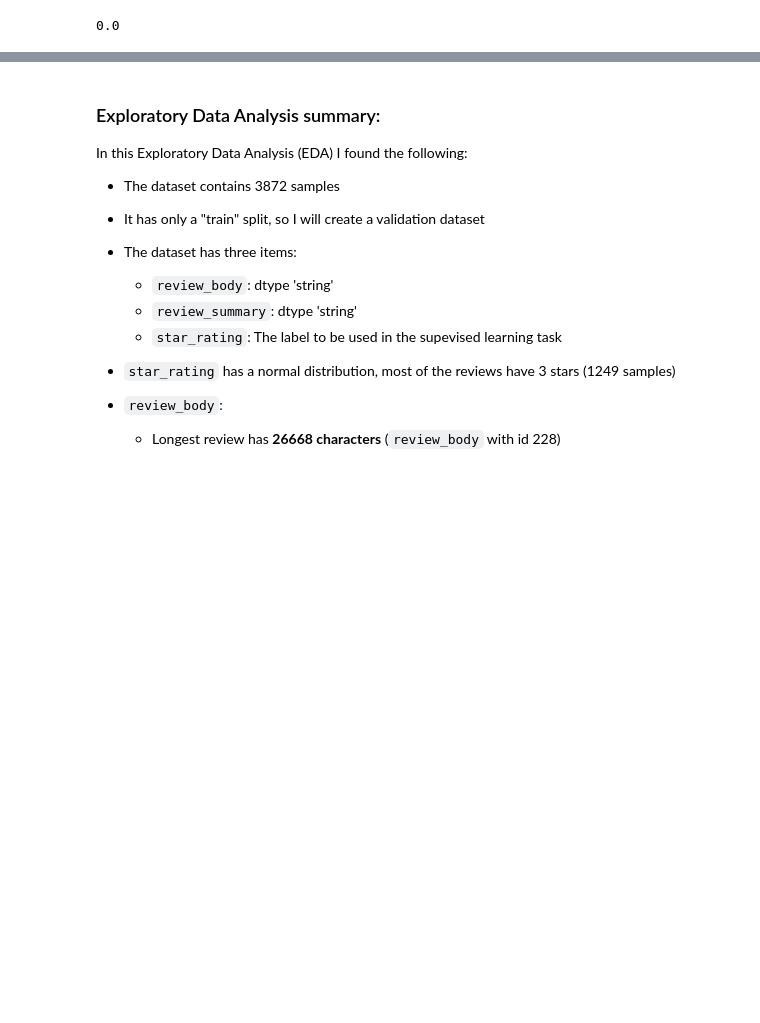
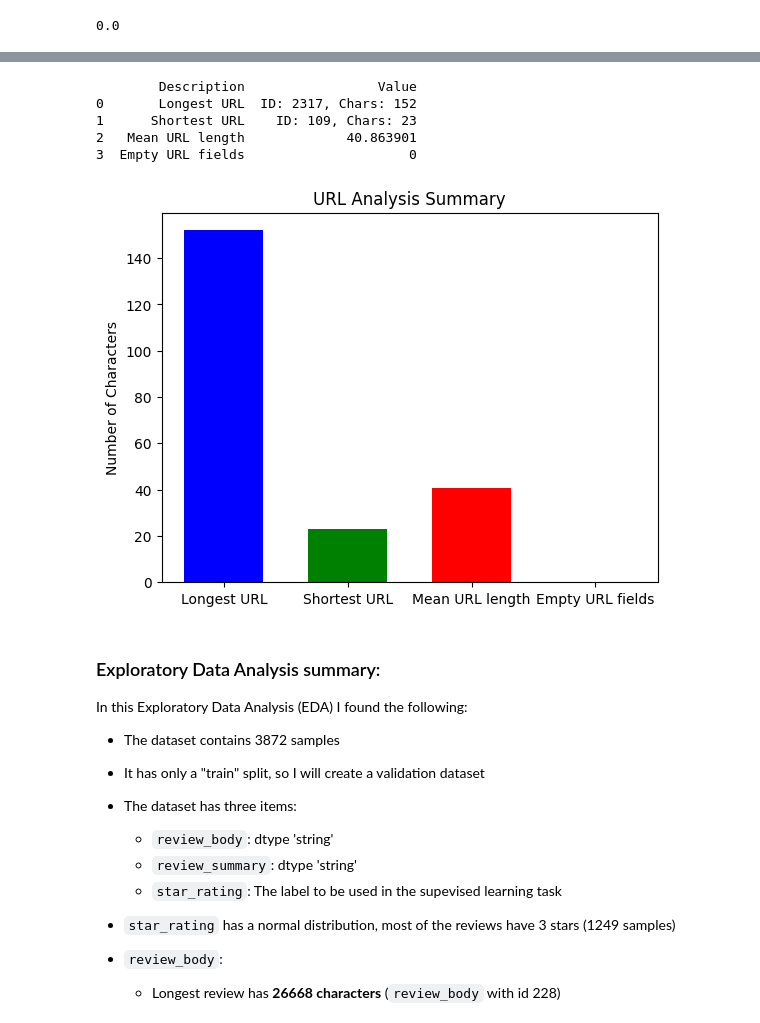
Before and after one commit to matthewshawnkehoe/Data-Science-Machine-Learning-Collaborative-Learning-Group, a Jupyter notebook: Natural_Language_Processing/Hugging_Face_NLP_Course/Transformer_Models/Projects/HF_Course_Part_1_Fine_Tuned_Pretrain_Model.ipynb, the cells around one changed output, grey strips where cells are left out. Saved outputs shown, nothing was run; the diff lists cells and outputs as text; code cells hidden in the pictures; blank space fills up the shorter version.

```diff
--- a/Natural_Language_Processing/Hugging_Face_NLP_Course/Transformer_Models/Projects/HF_Course_Part_1_Fine_Tuned_Pretrain_Model.ipynb
+++ b/Natural_Language_Processing/Hugging_Face_NLP_Course/Transformer_Models/Projects/HF_Course_Part_1_Fine_Tuned_Pretrain_Model.ipynb
@@ -245,3 +241,51 @@ print(f"There are {len(empty_review_summary_id)} empty review_summary fields")
+# %%
+# Longest, shortest, and mean URL lengths
+url_lengths = df["url"].str.len()
+longest_url_id, longest_url_num_char = url_lengths.idxmax(), url_lengths.max()
+shortest_url_id, shortest_url_num_char = url_lengths.idxmin(), url_lengths.min()
+mean_url_chars = url_lengths.mean()
+
+# Find if there are empty URL fields
+num_empty_urls = (url_lengths == 0).sum()
+
+# Create a summary DataFrame
+summary_df = pd.DataFrame({
+    'Description': ['Longest URL', 'Shortest URL', 'Mean URL length', 'Empty URL fields'],
+    'Value': [f"ID: {longest_url_id}, Chars: {longest_url_num_char}",
+              f"ID: {shortest_url_id}, Chars: {shortest_url_num_char}",
+              mean_url_chars,
+              num_empty_urls]
+})
+
+# Display the summary table
+print(summary_df)
+
+# Create a bar chart for visualization
+fig, ax = plt.subplots()
+
+# Data for the bar chart
+labels = ['Longest URL', 'Shortest URL', 'Mean URL Length', 'Empty URL fields']
+values = [longest_url_num_char, shortest_url_num_char, mean_url_chars, num_empty_urls]
+
+# Bar positions
+bar_positions = [0, 1.25, 2.5, 3.75]
+ax.bar(bar_positions, values, color=['blue', 'green', 'red', 'purple'])
+
+# Adding title and labels
+ax.set_title('URL Analysis Summary')
+ax.set_ylabel('Number of Characters')
+ax.set_xticks(bar_positions)
+ax.set_xticklabels(labels)
+
+# Show the plot
+plt.show()
+# %% [output]
+        Description                 Value
+0       Longest URL  ID: 2317, Chars: 152
+1      Shortest URL    ID: 109, Chars: 23
+2   Mean URL length             40.863901
+3  Empty URL fields                     0
+[figure, added]
 # %% [markdown]
 ### Exploratory Data Analysis summary:
 In this Exploratory Data Analysis (EDA) I found the following:
```
Also changed, not shown: parts of 5 cells of this notebook.
